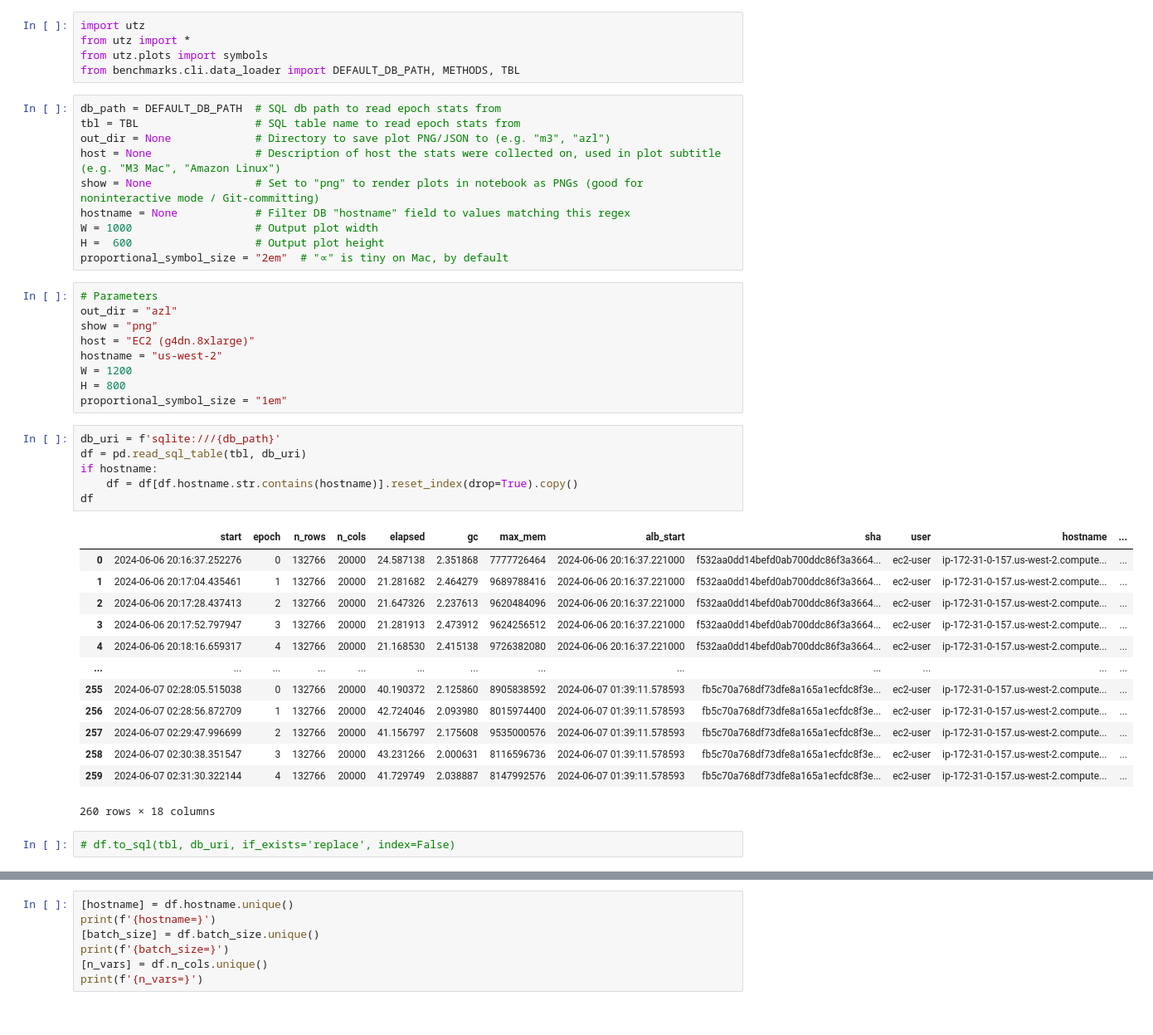
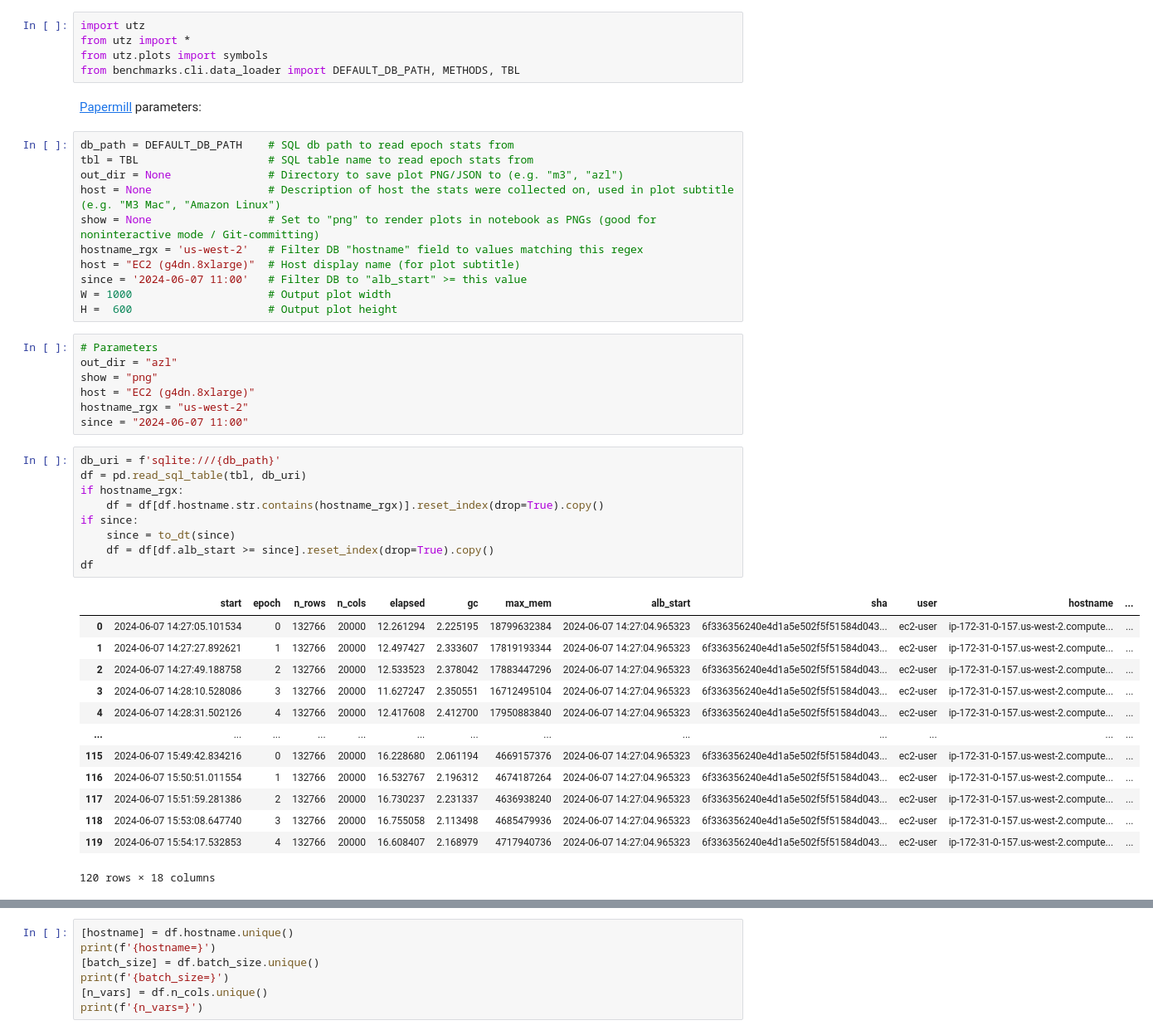
Before and after one commit to TileDB-Inc/arrayloader-benchmarks, a Jupyter notebook: notebooks/data-loader-stats/azl/nb.ipynb, the cells around one changed output, grey strips where cells are left out. Shown at 83% size. Saved outputs shown, nothing was run; the diff lists cells and outputs as text.

```diff
--- a/notebooks/data-loader-stats/azl/nb.ipynb
+++ b/notebooks/data-loader-stats/azl/nb.ipynb
@@ -3,47 +3,49 @@ import utz
 from utz import *
 from utz.plots import symbols
 from benchmarks.cli.data_loader import DEFAULT_DB_PATH, METHODS, TBL
+# %% [markdown]
+[Papermill](https://papermill.readthedocs.io/en/latest/) parameters:
 # %%
-db_path = DEFAULT_DB_PATH  # SQL db path to read epoch stats from
-tbl = TBL                  # SQL table name to read epoch stats from
-out_dir = None             # Directory to save plot PNG/JSON to (e.g. "m3", "azl")
-host = None                # Description of host the stats were collected on, used in plot subtitle (e.g. "M3 Mac", "Amazon Linux")
-show = None                # Set to "png" to render plots in notebook as PNGs (good for noninteractive mode / Git-committing)
-hostname = None            # Filter DB "hostname" field to values matching this regex
-W = 1000                   # Output plot width
-H =  600                   # Output plot height
-proportional_symbol_size = "2em"  # "∝" is tiny on Mac, by default
+db_path = DEFAULT_DB_PATH    # SQL db path to read epoch stats from
+tbl = TBL                    # SQL table name to read epoch stats from
+out_dir = None               # Directory to save plot PNG/JSON to (e.g. "m3", "azl")
+host = None                  # Description of host the stats were collected on, used in plot subtitle (e.g. "M3 Mac", "Amazon Linux")
+show = None                  # Set to "png" to render plots in notebook as PNGs (good for noninteractive mode / Git-committing)
+hostname_rgx = 'us-west-2'   # Filter DB "hostname" field to values matching this regex
+host = "EC2 (g4dn.8xlarge)"  # Host display name (for plot subtitle)
+since = '2024-06-07 11:00'   # Filter DB to "alb_start" >= this value
+W = 1000                     # Output plot width
+H =  600                     # Output plot height
 # %%
 # Parameters
 out_dir = "azl"
 show = "png"
 host = "EC2 (g4dn.8xlarge)"
-hostname = "us-west-2"
-W = 1200
-H = 800
-proportional_symbol_size = "1em"
+hostname_rgx = "us-west-2"
+since = "2024-06-07 11:00"
 # %%
 db_uri = f'sqlite:///{db_path}'
 df = pd.read_sql_table(tbl, db_uri)
-if hostname:
-    df = df[df.hostname.str.contains(hostname)].reset_index(drop=True).copy()
+if hostname_rgx:
+    df = df[df.hostname.str.contains(hostname_rgx)].reset_index(drop=True).copy()
+if since:
+    since = to_dt(since)
+    df = df[df.alb_start >= since].reset_index(drop=True).copy()
 df
 # %% [output]
 |  | start | epoch | n_rows | n_cols | elapsed | gc | max_mem | alb_start | sha | user | hostname | ... |
-| 0 | 2024-06-06 20:16:37.252276 | 0 | 132766 | 20000 | 24.587138 | 2.351868 | 7777726464 | 2024-06-06 20:16:37.221000 | f532aa0dd14befd0ab700ddc86f3a3664... | ec2-user | ip-172-31-0-157.us-west-2.compute... | ... |
-| 1 | 2024-06-06 20:17:04.435461 | 1 | 132766 | 20000 | 21.281682 | 2.464279 | 9689788416 | 2024-06-06 20:16:37.221000 | f532aa0dd14befd0ab700ddc86f3a3664... | ec2-user | ip-172-31-0-157.us-west-2.compute... | ... |
-| 2 | 2024-06-06 20:17:28.437413 | 2 | 132766 | 20000 | 21.647326 | 2.237613 | 9620484096 | 2024-06-06 20:16:37.221000 | f532aa0dd14befd0ab700ddc86f3a3664... | ec2-user | ip-172-31-0-157.us-west-2.compute... | ... |
-| 3 | 2024-06-06 20:17:52.797947 | 3 | 132766 | 20000 | 21.281913 | 2.473912 | 9624256512 | 2024-06-06 20:16:37.221000 | f532aa0dd14befd0ab700ddc86f3a3664... | ec2-user | ip-172-31-0-157.us-west-2.compute... | ... |
-| 4 | 2024-06-06 20:18:16.659317 | 4 | 132766 | 20000 | 21.168530 | 2.415138 | 9726382080 | 2024-06-06 20:16:37.221000 | f532aa0dd14befd0ab700ddc86f3a3664... | ec2-user | ip-172-31-0-157.us-west-2.compute... | ... |
+| 0 | 2024-06-07 14:27:05.101534 | 0 | 132766 | 20000 | 12.261294 | 2.225195 | 18799632384 | 2024-06-07 14:27:04.965323 | 6f336356240e4d1a5e502f5f51584d043... | ec2-user | ip-172-31-0-157.us-west-2.compute... | ... |
+| 1 | 2024-06-07 14:27:27.892621 | 1 | 132766 | 20000 | 12.497427 | 2.333607 | 17819193344 | 2024-06-07 14:27:04.965323 | 6f336356240e4d1a5e502f5f51584d043... | ec2-user | ip-172-31-0-157.us-west-2.compute... | ... |
+| 2 | 2024-06-07 14:27:49.188758 | 2 | 132766 | 20000 | 12.533523 | 2.378042 | 17883447296 | 2024-06-07 14:27:04.965323 | 6f336356240e4d1a5e502f5f51584d043... | ec2-user | ip-172-31-0-157.us-west-2.compute... | ... |
+| 3 | 2024-06-07 14:28:10.528086 | 3 | 132766 | 20000 | 11.627247 | 2.350551 | 16712495104 | 2024-06-07 14:27:04.965323 | 6f336356240e4d1a5e502f5f51584d043... | ec2-user | ip-172-31-0-157.us-west-2.compute... | ... |
+| 4 | 2024-06-07 14:28:31.502126 | 4 | 132766 | 20000 | 12.417608 | 2.412700 | 17950883840 | 2024-06-07 14:27:04.965323 | 6f336356240e4d1a5e502f5f51584d043... | ec2-user | ip-172-31-0-157.us-west-2.compute... | ... |
 | ... | ... | ... | ... | ... | ... | ... | ... | ... | ... | ... | ... | ... |
-| 255 | 2024-06-07 02:28:05.515038 | 0 | 132766 | 20000 | 40.190372 | 2.125860 | 8905838592 | 2024-06-07 01:39:11.578593 | fb5c70a768df73dfe8a165a1ecfdc8f3e... | ec2-user | ip-172-31-0-157.us-west-2.compute... | ... |
-| 256 | 2024-06-07 02:28:56.872709 | 1 | 132766 | 20000 | 42.724046 | 2.093980 | 8015974400 | 2024-06-07 01:39:11.578593 | fb5c70a768df73dfe8a165a1ecfdc8f3e... | ec2-user | ip-172-31-0-157.us-west-2.compute... | ... |
-| 257 | 2024-06-07 02:29:47.996699 | 2 | 132766 | 20000 | 41.156797 | 2.175608 | 9535000576 | 2024-06-07 01:39:11.578593 | fb5c70a768df73dfe8a165a1ecfdc8f3e... | ec2-user | ip-172-31-0-157.us-west-2.compute... | ... |
-| 258 | 2024-06-07 02:30:38.351547 | 3 | 132766 | 20000 | 43.231266 | 2.000631 | 8116596736 | 2024-06-07 01:39:11.578593 | fb5c70a768df73dfe8a165a1ecfdc8f3e... | ec2-user | ip-172-31-0-157.us-west-2.compute... | ... |
-| 259 | 2024-06-07 02:31:30.322144 | 4 | 132766 | 20000 | 41.729749 | 2.038887 | 8147992576 | 2024-06-07 01:39:11.578593 | fb5c70a768df73dfe8a165a1ecfdc8f3e... | ec2-user | ip-172-31-0-157.us-west-2.compute... | ... |
+| 115 | 2024-06-07 15:49:42.834216 | 0 | 132766 | 20000 | 16.228680 | 2.061194 | 4669157376 | 2024-06-07 14:27:04.965323 | 6f336356240e4d1a5e502f5f51584d043... | ec2-user | ip-172-31-0-157.us-west-2.compute... | ... |
+| 116 | 2024-06-07 15:50:51.011554 | 1 | 132766 | 20000 | 16.532767 | 2.196312 | 4674187264 | 2024-06-07 14:27:04.965323 | 6f336356240e4d1a5e502f5f51584d043... | ec2-user | ip-172-31-0-157.us-west-2.compute... | ... |
+| 117 | 2024-06-07 15:51:59.281386 | 2 | 132766 | 20000 | 16.730237 | 2.231337 | 4636938240 | 2024-06-07 14:27:04.965323 | 6f336356240e4d1a5e502f5f51584d043... | ec2-user | ip-172-31-0-157.us-west-2.compute... | ... |
+| 118 | 2024-06-07 15:53:08.647740 | 3 | 132766 | 20000 | 16.755058 | 2.113498 | 4685479936 | 2024-06-07 14:27:04.965323 | 6f336356240e4d1a5e502f5f51584d043... | ec2-user | ip-172-31-0-157.us-west-2.compute... | ... |
+| 119 | 2024-06-07 15:54:17.532853 | 4 | 132766 | 20000 | 16.608407 | 2.168979 | 4717940736 | 2024-06-07 14:27:04.965323 | 6f336356240e4d1a5e502f5f51584d043... | ec2-user | ip-172-31-0-157.us-west-2.compute... | ... |
-260 rows × 18 columns
+120 rows × 18 columns
-# %%
-# df.to_sql(tbl, db_uri, if_exists='replace', index=False)
 # %%
 hist = df[['hostname', 'method', 'shuffle_chunk_count', 'soma_chunk_size']].value_counts().sort_index().rename('num')
 hist
```
Also changed, not shown: parts of 12 cells of this notebook, 7 other files.
